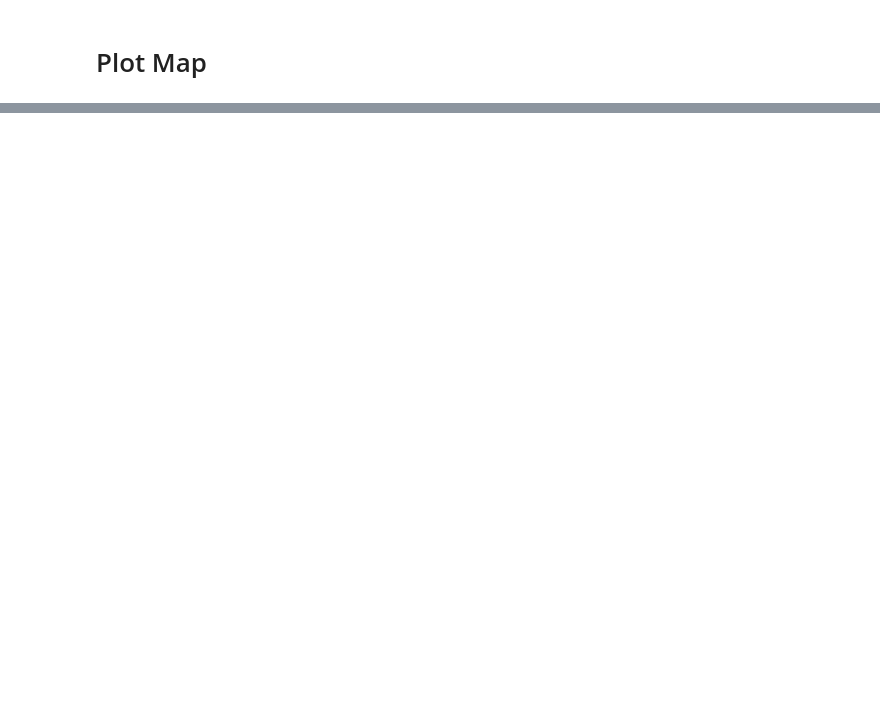
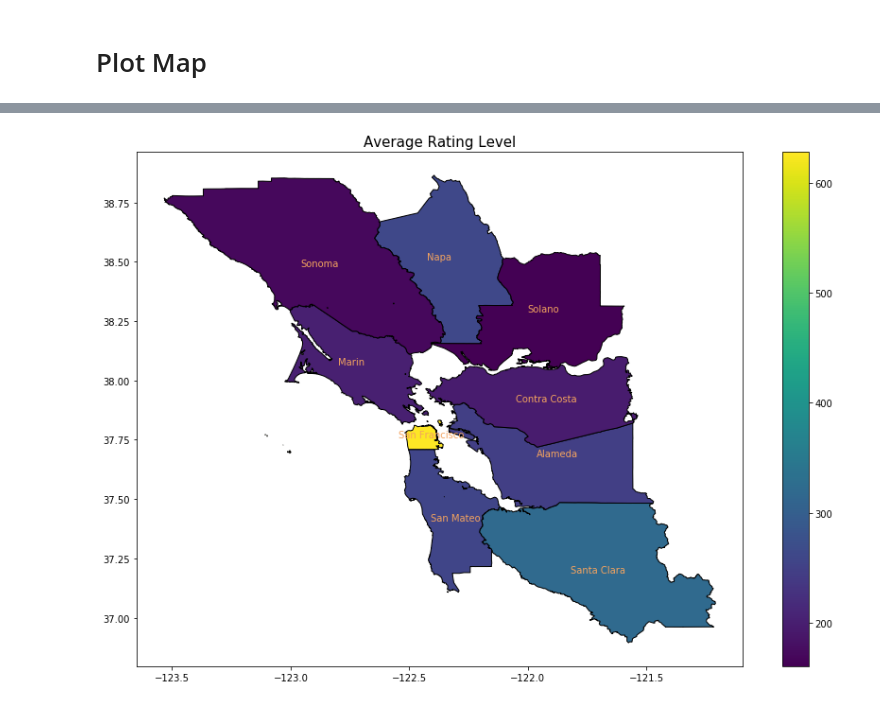
Before and after one commit to esmondhkchu/bayarea_business, a Jupyter notebook: data_analysis/geospatial_exploration.ipynb, the cells around one changed output, grey strips where cells are left out. Cells and saved outputs as stored; diff of their text form; code cells hidden in the pictures; blank space fills up the shorter version.

```diff
--- a/data_analysis/geospatial_exploration.ipynb
+++ b/data_analysis/geospatial_exploration.ipynb
@@ -113,3 +145,13 @@ array(['Alameda', 'Contra Costa', 'Marin', 'Napa', 'San Francisco',
+# %%
+fig,ax = plt.subplots(figsize=(15,10))
+bay_area_map_info.plot(ax=ax, edgecolor='black', column='review_count', legend=True)
+for idx, row in bay_area_map_info.iterrows():
+    xy = (row['centroid_coor'][0][0]-0.1, row['centroid_coor'][0][1])
+    plt.annotate(s=row['county'], xy=xy, color='sandybrown')
+plt.title('Average Rating Level', size=15)
+plt.show()
+# %% [output]
+[figure, added]
 # %%
 prices = np.sort([price_map[i] for i in unique_price])
 colors = ['yellow','green','blue','red']
```
Also changed, not shown: parts of 10 cells of this notebook.
